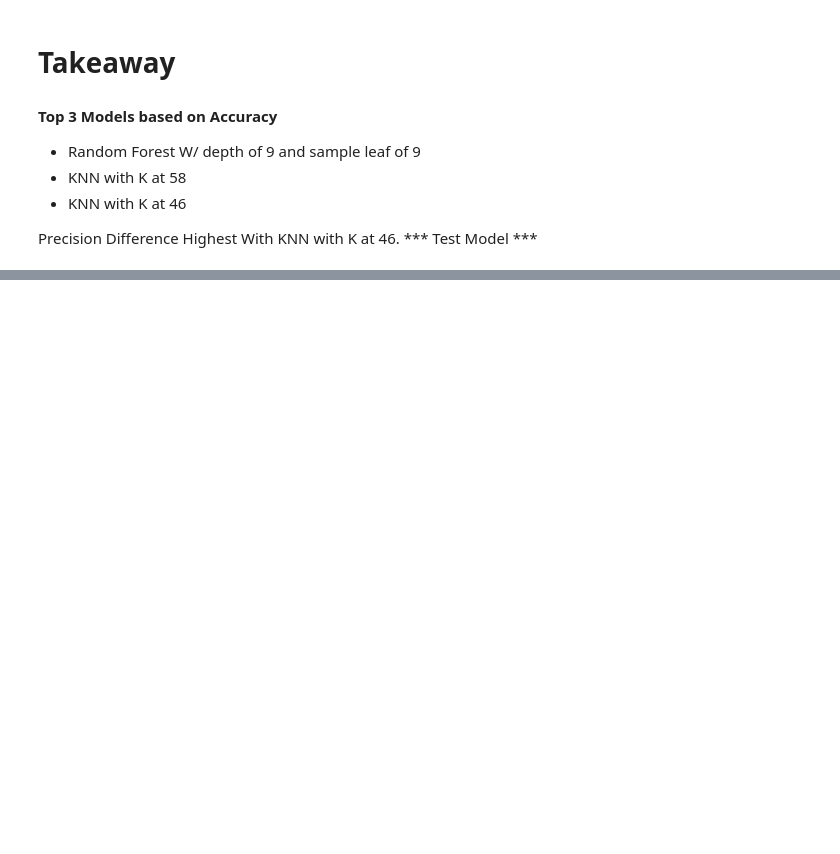
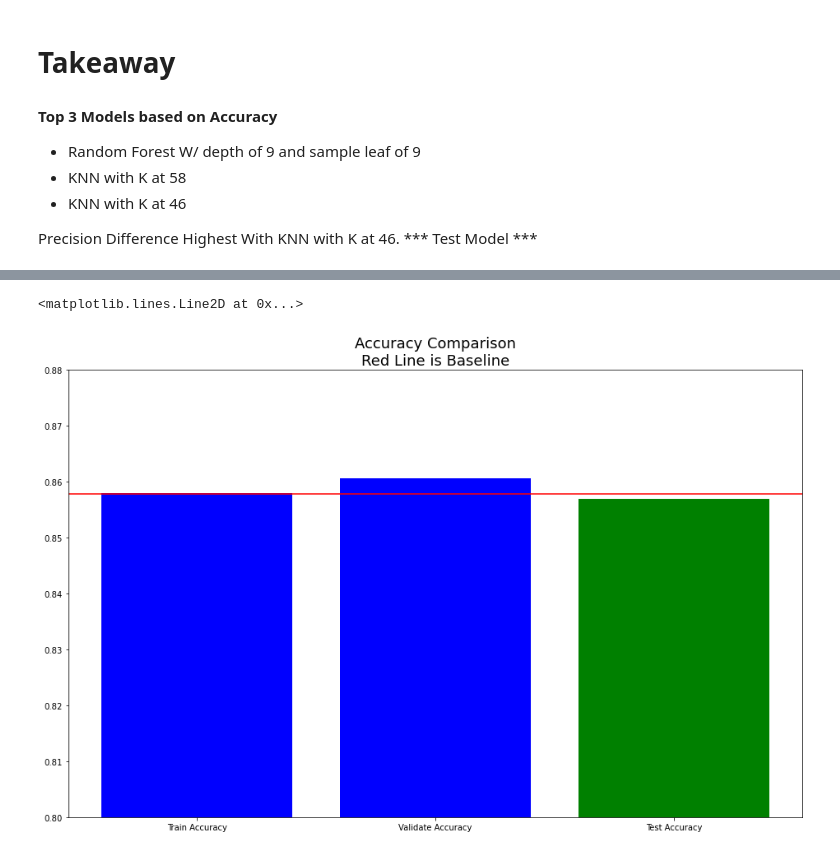
Before and after one commit to bradgauvin/Personal-Project-olympics, a Jupyter notebook: model-test.ipynb, the cells around one changed output, grey strips where cells are left out. Drawn from its saved outputs; the diff is of its cells as text; code cells hidden in the pictures; blank space fills up the shorter version.

Commit message:
modeling and testing

```diff
--- a/model-test.ipynb
+++ b/model-test.ipynb
@@ -72,6 +72,6 @@ selected_features = ['home','isTeamSport','age','bmi']
 target = 'medalist'
 # %%
 n = train.shape[0]
-baseline_medal=train.medalist.sum()/n
+baseline_medal=1-train.medalist.sum()/n
 baseline_medal
 # %% [output]
@@ -199,26 +198,0 @@ for i, metric in enumerate(to_plot):
-# %%
-depths =[]
-min_samples = []
-train_accuracies = []
-train_precisions = []
-train_recalls = []
-
-v_accuracies = []
-v_precisions = []
-v_recalls = []
-min_samples_range = range(1,10)
-d_range = range(1,10)
-for d in d_range:
-    for min_sample in min_samples_range:
-        clf, train_report = modeling.random_forest_train(X_train, y_train,selected_features, target, d=d, m = min_sample , print_results=False)
-        validate_report = modeling.classifier_validate(X_validate,y_validate, clf, print_results=False)
-
-        depths.append(d)
-        min_samples.append(min_sample)
-        train_accuracies.append(train_report['accuracy'])
-        train_precisions.append(train_report['precision'])
-        train_recalls.append(train_report['recall'])
-
-        v_accuracies.append(validate_report['accuracy'])
-        v_precisions.append(validate_report['precision'])
-        v_recalls.append(validate_report['recall'])
@@ -453,11 +546,16 @@ final_result = all_results[all_results.k == 46]
 final_result = pd.merge(final_result, test_report,left_on='k',right_on='k_test')
 # %%
 # Compare accuracy from different data sets
+baseline_accuracy=baseline_medal
+_, ax = plt.subplots(1,1, figsize=(16,10))
 plt.bar(x=['Train Accuracy',
            'Validate Accuracy',
            'Test Accuracy'],
         height = [final_result.accuracy_train[0], final_result.accuracy_validate[0], final_result.accuracy_test[0]],
        color = ('b','b','g'))
-plt.ylim(0.7,0.82)
+plt.ylim(0.8,0.88)
 plt.title('Accuracy Comparison\nRed Line is Baseline', fontsize=18)
 plt.axhline(baseline_accuracy, color = 'r')
+# %% [output]
+<matplotlib.lines.Line2D at 0x...>
+[figure, added]
```
Also changed, not shown: parts of 13 cells of this notebook.
